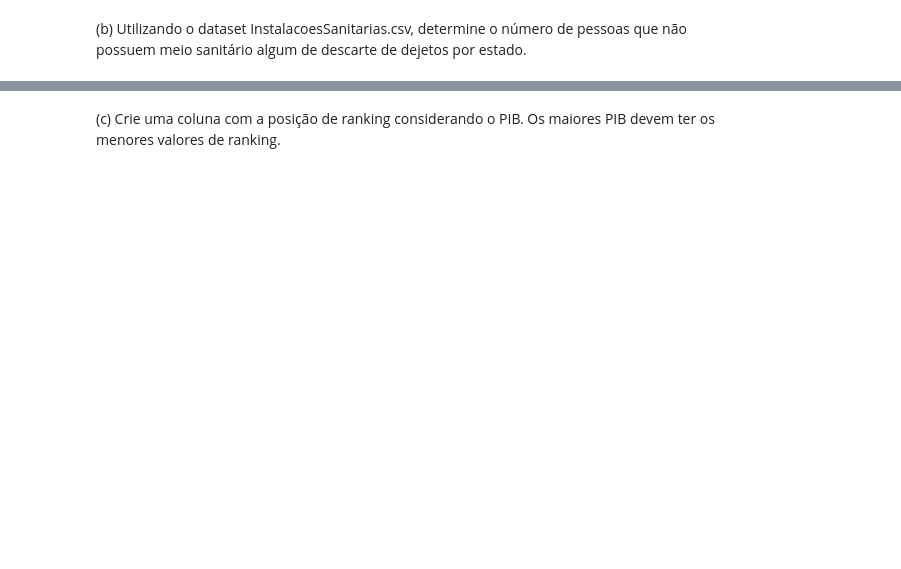
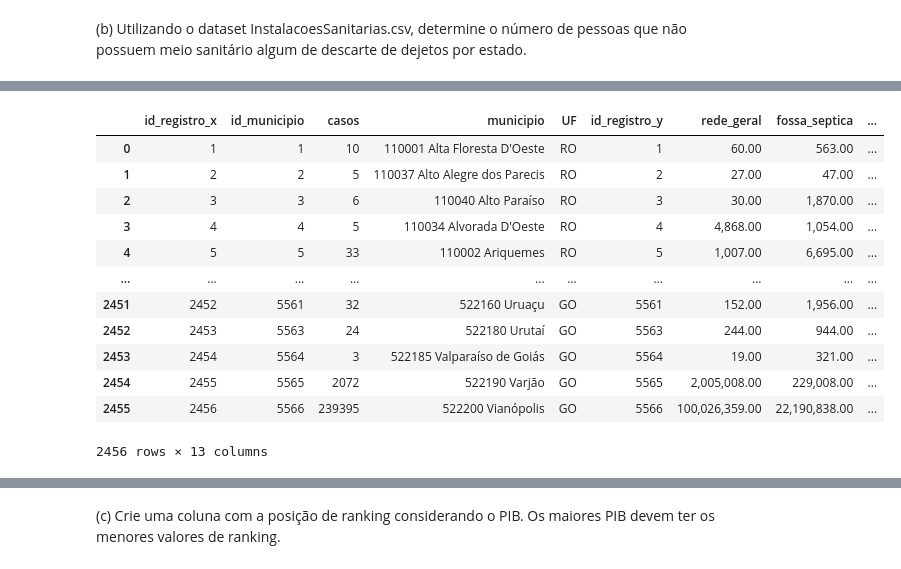
Before and after one commit to joaopasini/letscode_repository, a Jupyter notebook: Módulo 4 - Técnicas de Programação I - Python/Módulo 4 - Exercícios/Aula de Exerícios Numpy e Pandas.ipynb, the cells around one changed output, grey strips where cells are left out. Drawn from its saved outputs; the diff is of its cells as text; code cells hidden in the pictures; blank space fills up the shorter version.

```diff
--- a/Módulo 4 - Técnicas de Programação I - Python/Módulo 4 - Exercícios/Aula de Exerícios Numpy e Pandas.ipynb
+++ b/Módulo 4 - Técnicas de Programação I - Python/Módulo 4 - Exercícios/Aula de Exerícios Numpy e Pandas.ipynb
@@ -501,4 +501,9 @@ A pasta 'data/datasus' contém informações sobre casos de dengue e tabelas aux
 
 (a) Calcular o número de casos de dengue por cada estado apresentando os dados em ordem decrescente.
 # %%
-df = pd.read_csv
+df_de = pd.read_csv("data/datasus/Dengue.csv")
+df_mu = pd.read_csv("data/datasus/Municipios.csv")
+
+df_de = df_de.merge(df_mu, how="inner", on="id_municipio")
+
+df_de.groupby('UF')[["casos"]].sum().sort_values("casos", ascending=False)
@@ -505,2 +529,6 @@ df = pd.read_csv
 # %% [markdown]
 (b) Utilizando o dataset InstalacoesSanitarias.csv, determine o número de pessoas que não possuem meio sanitário algum de descarte de dejetos por estado.
+# %%
+df_sa = pd.read_csv("data/datasus/InstalacoesSanitarias.csv")
+
+df_sa
@@ -506,0 +549,18 @@ df = pd.read_csv
+# %%
+df_de = df_de.merge(df_sa, how="inner", on="id_municipio")
+
+df_de
+# %% [output]
+|  | id_registro_x | id_municipio | casos | municipio | UF | id_registro_y | rede_geral | fossa_septica | ... |
+| 0 | 1 | 1 | 10 | 110001 Alta Floresta D'Oeste | RO | 1 | 60.00 | 563.00 | ... |
+| 1 | 2 | 2 | 5 | 110037 Alto Alegre dos Parecis | RO | 2 | 27.00 | 47.00 | ... |
+| 2 | 3 | 3 | 6 | 110040 Alto Paraíso | RO | 3 | 30.00 | 1,870.00 | ... |
+| 3 | 4 | 4 | 5 | 110034 Alvorada D'Oeste | RO | 4 | 4,868.00 | 1,054.00 | ... |
+| 4 | 5 | 5 | 33 | 110002 Ariquemes | RO | 5 | 1,007.00 | 6,695.00 | ... |
+| ... | ... | ... | ... | ... | ... | ... | ... | ... | ... |
+| 2451 | 2452 | 5561 | 32 | 522160 Uruaçu | GO | 5561 | 152.00 | 1,956.00 | ... |
+| 2452 | 2453 | 5563 | 24 | 522180 Urutaí | GO | 5563 | 244.00 | 944.00 | ... |
+| 2453 | 2454 | 5564 | 3 | 522185 Valparaíso de Goiás | GO | 5564 | 19.00 | 321.00 | ... |
+| 2454 | 2455 | 5565 | 2072 | 522190 Varjão | GO | 5565 | 2,005,008.00 | 229,008.00 | ... |
+| 2455 | 2456 | 5566 | 239395 | 522200 Vianópolis | GO | 5566 | 100,026,359.00 | 22,190,838.00 | ... |
+2456 rows × 13 columns
```
Also changed, not shown: parts of 12 cells of this notebook.
